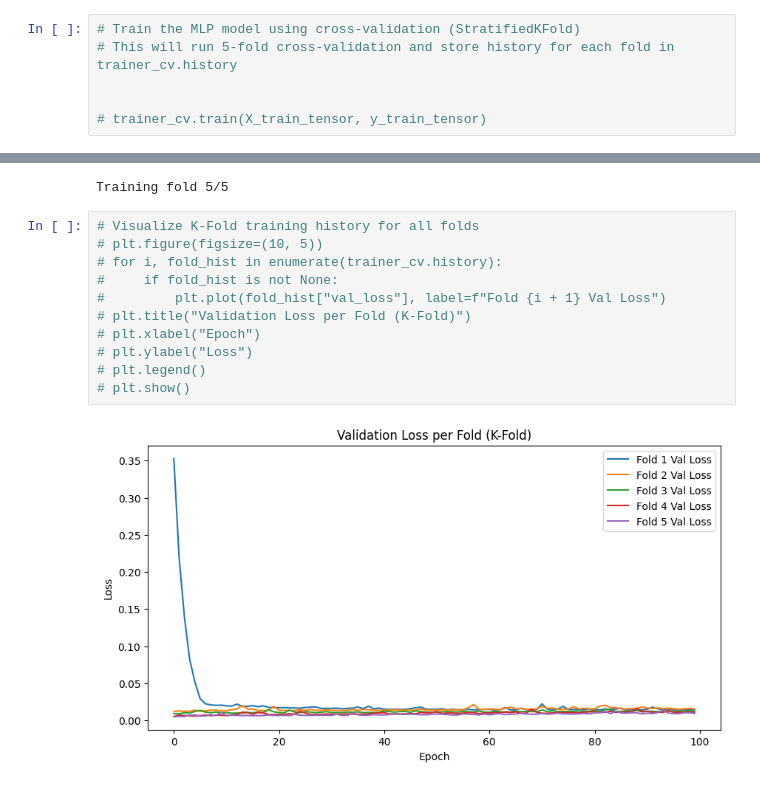
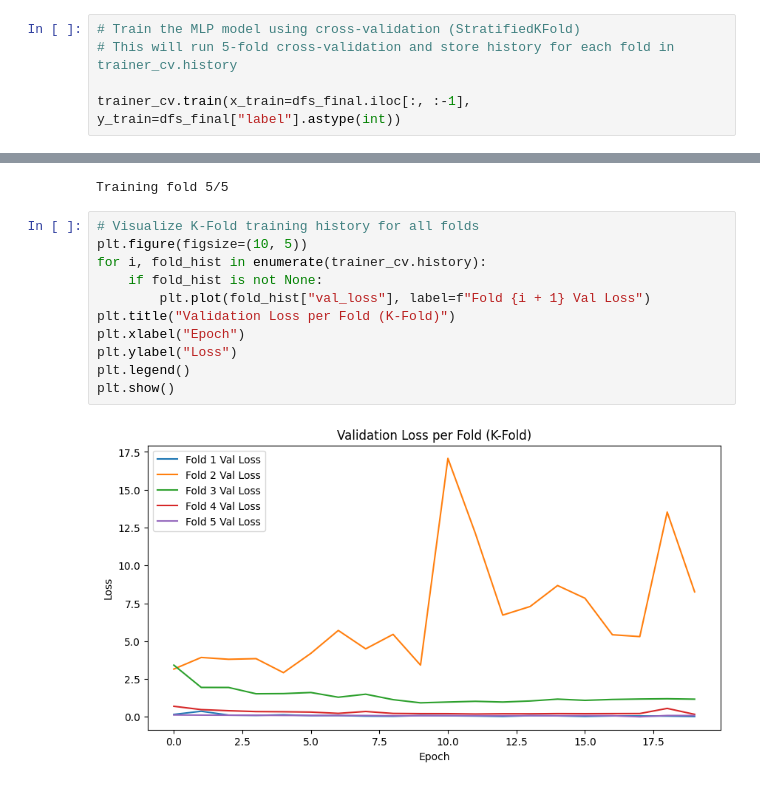
Before and after one commit to petrobras/3W, a Jupyter notebook: docs/notebooks/mlp_timeseries_example.ipynb, the cells around one changed output, grey strips where cells are left out. Saved outputs shown, nothing was run; the diff lists cells and outputs as text.

Commit message:
docs: update model train notebooks

```diff
--- a/docs/notebooks/mlp_timeseries_example.ipynb
+++ b/docs/notebooks/mlp_timeseries_example.ipynb
@@ -182,8 +185,7 @@ __________
 # Train the MLP model using cross-validation (StratifiedKFold)
 # This will run 5-fold cross-validation and store history for each fold in trainer_cv.history
 
-
-# trainer_cv.train(X_train_tensor, y_train_tensor)
+trainer_cv.train(x_train=dfs_final.iloc[:, :-1], y_train=dfs_final["label"].astype(int))
 # %% [output]
 Training fold 1/5
 Training fold 2/5
@@ -192,14 +194,14 @@ Training fold 4/5
 Training fold 5/5
 # %%
 # Visualize K-Fold training history for all folds
-# plt.figure(figsize=(10, 5))
-# for i, fold_hist in enumerate(trainer_cv.history):
-#     if fold_hist is not None:
-#         plt.plot(fold_hist["val_loss"], label=f"Fold {i + 1} Val Loss")
-# plt.title("Validation Loss per Fold (K-Fold)")
-# plt.xlabel("Epoch")
-# plt.ylabel("Loss")
-# plt.legend()
-# plt.show()
+plt.figure(figsize=(10, 5))
+for i, fold_hist in enumerate(trainer_cv.history):
+    if fold_hist is not None:
+        plt.plot(fold_hist["val_loss"], label=f"Fold {i + 1} Val Loss")
+plt.title("Validation Loss per Fold (K-Fold)")
+plt.xlabel("Epoch")
+plt.ylabel("Loss")
+plt.legend()
+plt.show()
 # %% [output]
-[figure, old version]
+[figure, new version]
```
Also changed, not shown: parts of 11 cells of this notebook, 1 other file.
